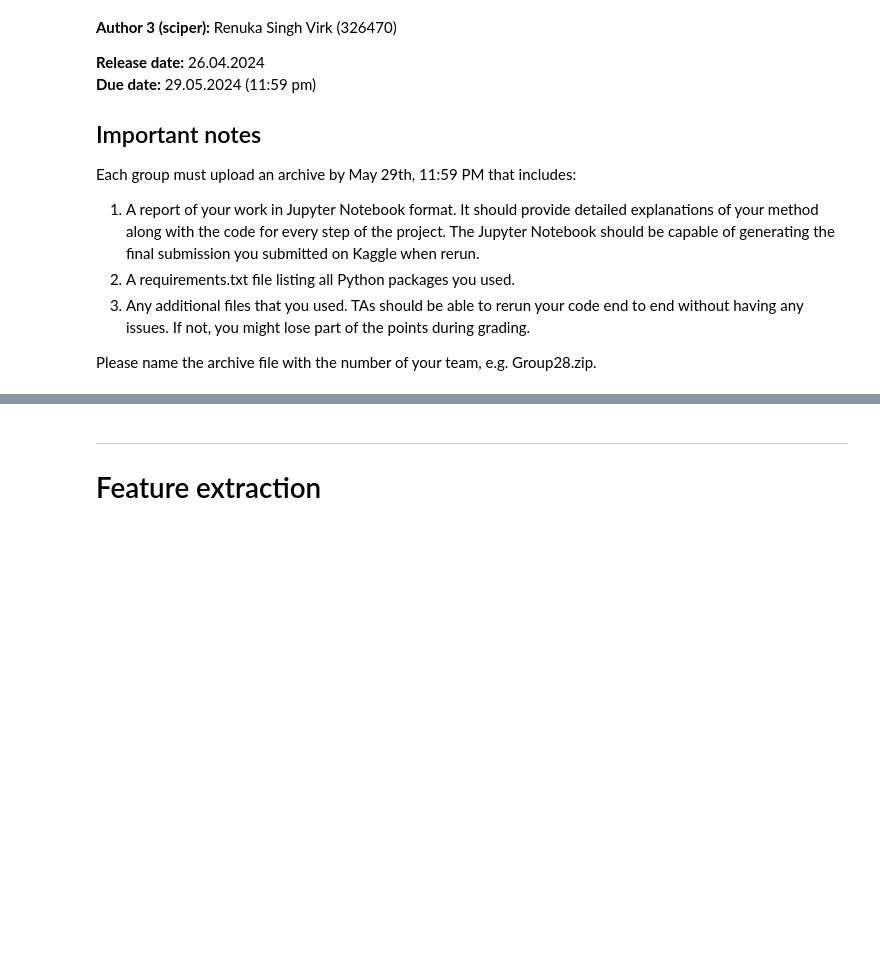
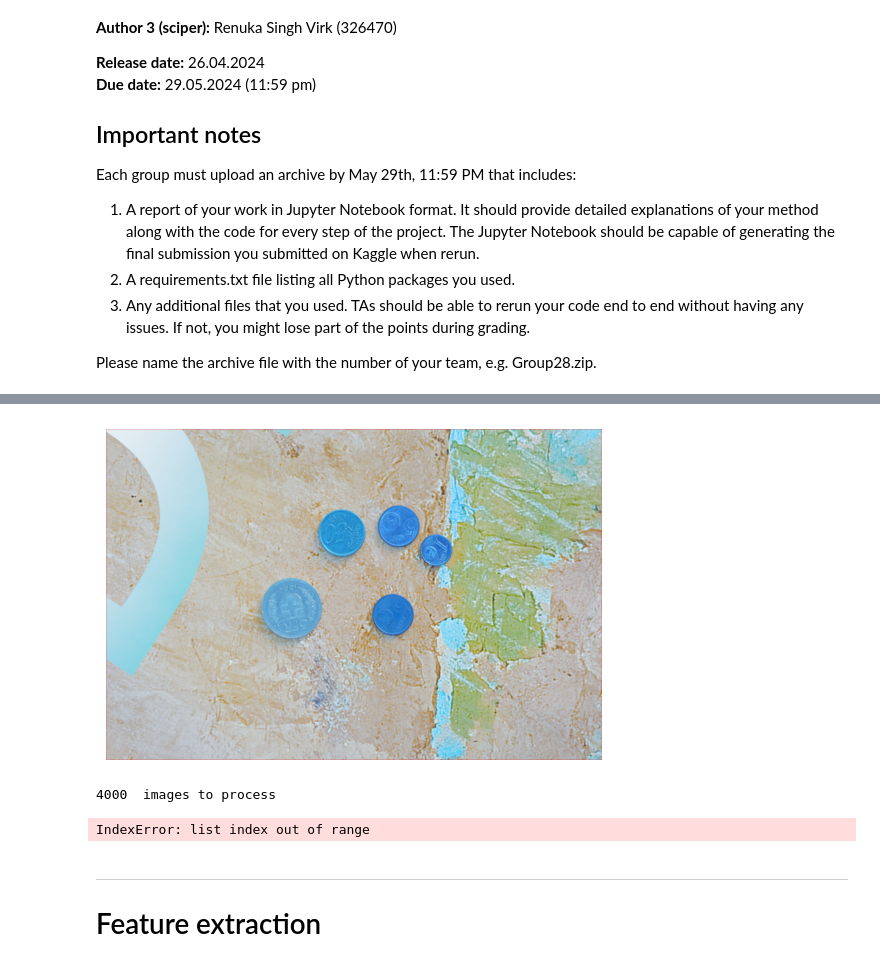
Before and after one commit to renukasinghvirk/Project_imageanalysis, a Jupyter notebook: Group56.ipynb, the cells around one changed output, grey strips where cells are left out. Drawn from its saved outputs; the diff is of its cells as text; code cells hidden in the pictures; blank space fills up the shorter version.

```diff
--- a/Group56.ipynb
+++ b/Group56.ipynb
@@ -45,0 +62,20 @@ from datetime import datetime
+# %%
+contours, _ = cv2.findContours(gray, cv2.RETR_EXTERNAL, cv2.CHAIN_APPROX_SIMPLE)
+
+# Draw contours on the original RGB image
+contour_image_filled = np.zeros_like(img)
+cv2.drawContours(contour_image_filled, contours, -1, (0, 0, 255), thickness=-1)
+
+# Draw contours with only the borders in red
+contour_image_borders = img.copy()
+cv2.drawContours(contour_image_borders, contours, -1, (0, 0, 255), thickness=2)
+
+# Convert BGR to RGB
+contour_image_borders_rgb = cv2.cvtColor(contour_image_borders, cv2.COLOR_BGR2RGB)
+
+# Plot the image with contours
+plt.imshow(contour_image_borders_rgb)
+plt.axis('off')  # Optional: Turn off axis
+plt.show()
+# %% [output]
+[figure, added]
@@ -46,3 +115,8 @@ from datetime import datetime
+# %%
+contour = find_contour(img)
+# %% [output]
+4000  images to process
+IndexError: list index out of range
 # %% [markdown]
 ---
 # Feature extraction
```
Also changed, not shown: parts of 5 cells of this notebook.
